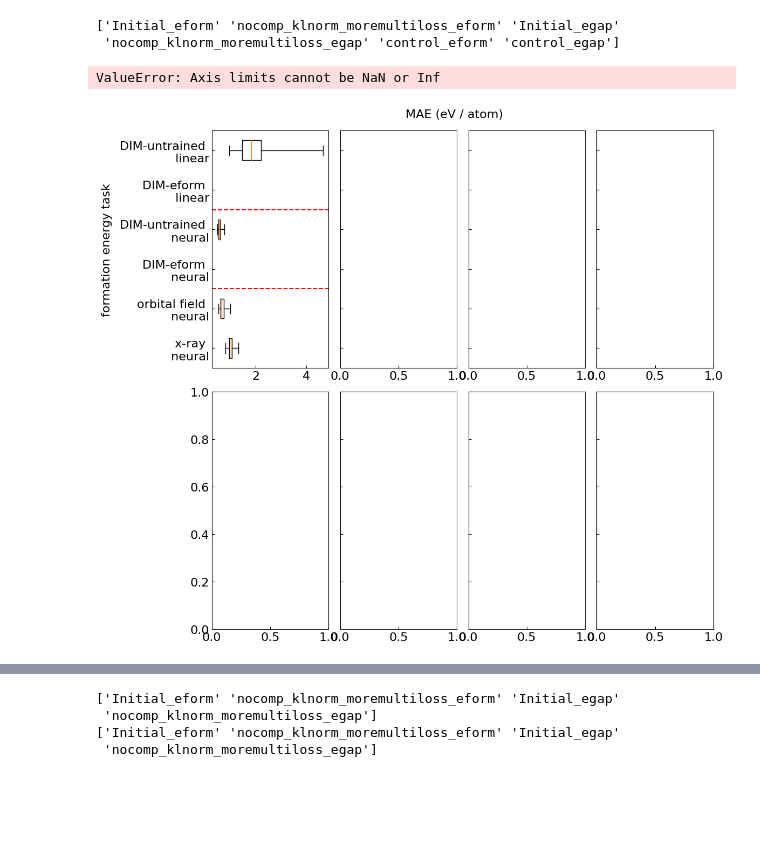
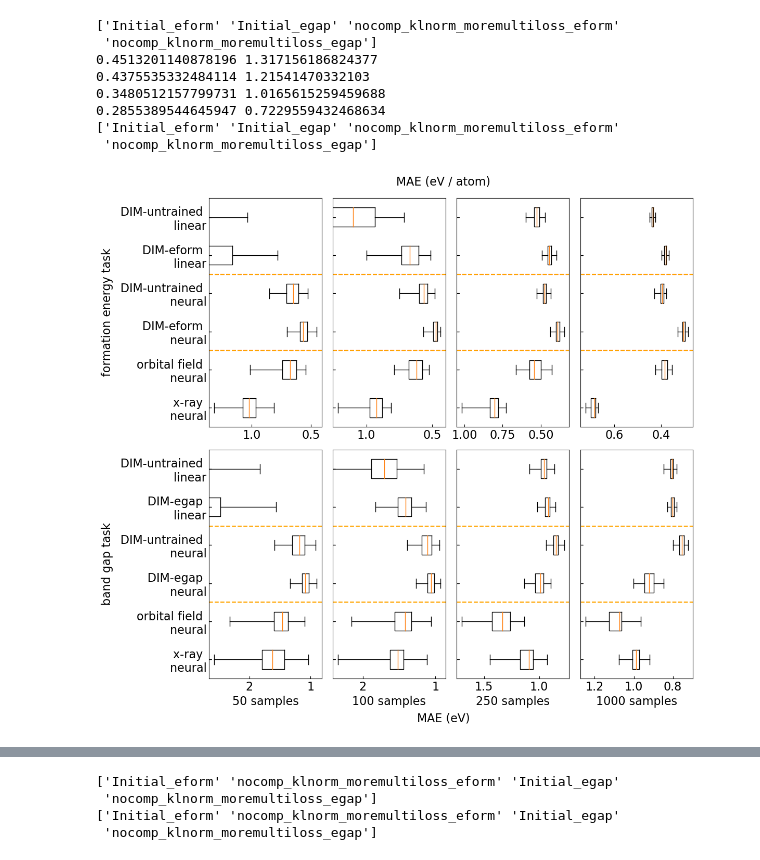
Before and after one commit to mm04926412/Site-Net, a Jupyter notebook: Downstream_MAEs_to_plots.ipynb, the cells around one changed output, grey strips where cells are left out. Cells and saved outputs as stored; diff of their text form; code cells hidden in the pictures; blank space fills up the shorter version.

Commit message:
updated plots

```diff
--- a/Downstream_MAEs_to_plots.ipynb
+++ b/Downstream_MAEs_to_plots.ipynb
@@ -125,7 +272,7 @@ ax[0][0].set_ylabel("formation energy task",labelpad=10)
 for limit,name,xlim in zip([50,100,250,1000],["eformorbital_replearn_10.png","eformorbital_replearn_50.png","eformorbital_replearn_100.png","eformorbital_replearn_250.png","eformorbital_replearn_1000.png","eformorbital_replearn_10000.png"],[[1.5,0.4],[1,0.4],[0.9,0.3],[0.8,0.28]]):
 
     vectors1 = RepMAE[(RepMAE["limit"] == limit) & (RepMAE["model"] == "Initial_eform")]
-    vectors2 = RepMAE[(RepMAE["limit"] == limit) & (RepMAE["model"] == "nonorm_eform")]
+    vectors2 = RepMAE[(RepMAE["limit"] == limit) & (RepMAE["model"] == "nocomp_klnorm_moremultiloss_eform")]
     vectors3 = eformorbitalMAE[(eformorbitalMAE["limit"] == limit) & (eformorbitalMAE["model"] == "eform_orbital")]
     vectors4 = eformjarvisMAE[(eformjarvisMAE["limit"] == limit) & (eformjarvisMAE["model"] == "eform_jarvis")]
     vectors5 = eformxrayMAE[(eformxrayMAE["limit"] == limit) & (eformxrayMAE["model"] == "eform_xray")]
@@ -157,35 +304,40 @@ print(RepMAE["model"].unique())
 fig.text(0.5, 0.04, "MAE (eV)", ha='center')
 
 ax_i = 0
 ax[1][0].set_ylabel("band gap task",labelpad=10)
 for limit,name,xlim  in zip([50,100,250,1000],["egaporbital_replearn_10.png","egaporbital_replearn_50.png","egaporbital_replearn_100.png","egaporbital_replearn_250.png","egaporbital_replearn_1000.png","egaporbital_replearn_10000.png"],[[3.2,0.7],[2.5,0.8],[1.6,0.7],[1.3,0.7]]):
 
     vectors1 = RepMAE[(RepMAE["limit"] == limit) & (RepMAE["model"] == "Initial_egap")]
-    vectors2 = RepMAE[(RepMAE["limit"] == limit) & (RepMAE["model"] == "nonorm_egap")]
+    vectors2 = RepMAE[(RepMAE["limit"] == limit) & (RepMAE["model"] == "nocomp_klnorm_moremultiloss_egap")]
     vectors3 = egaporbitalMAE[(eformorbitalMAE["limit"] == limit) & (egaporbitalMAE["model"] == "egap_orbital")]
     vectors4 = egapjarvisMAE[(eformjarvisMAE["limit"] == limit) & (egapjarvisMAE["model"] == "egap_jarvis")]
     vectors5 = egapxrayMAE[(eformxrayMAE["limit"] == limit) & (egapxrayMAE["model"] == "egap_xray")]
 
     xmin = np.min(np.array([np.min(vectors1["nn_MAE"]),np.min(vectors2["nn_MAE"]),np.min(vectors3["nn_MAE"]),np.min(vectors5["nn_MAE"])]))
     xmax = np.max(np.array([np.max(vectors1["nn_MAE"]),np.max(vectors2["nn_MAE"]),np.max(vectors3["nn_MAE"]),np.max(vectors5["nn_MAE"])]))
     xbuffer = (xmax-xmin)*0.05
 
     if ax_i == 0:
         ax[1][ax_i].boxplot([vectors1["lin_MAE"],vectors2["lin_MAE"],vectors1["nn_MAE"],vectors2["nn_MAE"],vectors3["nn_MAE"],vectors5["nn_MAE"]],labels=["DIM-untrained \n linear","DIM-egap \n linear","DIM-untrained \n neural","DIM-egap \n neural","orbital field \n neural","x-ray \n neural"],widths=0.5,vert=False,whis=100000000)
     else:
         ax[1][ax_i].boxplot([vectors1["lin_MAE"],vectors2["lin_MAE"],vectors1["nn_MAE"],vectors2["nn_MAE"],vectors3["nn_MAE"],vectors5["nn_MAE"]],labels=["","","","","",""],widths=0.5,vert=False,whis=100000000)
     [ax[0][ax_i].axhline(y, color = 'orange', linestyle='--') for y in [2.5,4.5]]
     [ax[1][ax_i].axhline(y, color = 'orange', linestyle='--') for y in [2.5,4.5]]
     ax[1][ax_i].set_ylim(6.5,0.5)
     ax[1][ax_i].set_xlim(xmax+xbuffer,xmin-xbuffer)
     ax[1][ax_i].set_xlabel(str(limit) + " samples")
 
     ax_i += 1
 
     fig.savefig("figure_representation.png",bbox_inches="tight")
     fig.show()
 # %% [output]
-['Initial_eform' 'nocomp_klnorm_moremultiloss_eform' 'Initial_egap'
- 'nocomp_klnorm_moremultiloss_egap' 'control_eform' 'control_egap']
+['Initial_eform' 'Initial_egap' 'nocomp_klnorm_moremultiloss_eform'
+ 'nocomp_klnorm_moremultiloss_egap']
+0.4513201140878196 1.317156186824377
+0.4375535332484114 1.21541470332103
+0.3480512157799731 1.0165615259459688
+0.2855389544645947 0.7229559432468634
+['Initial_eform' 'Initial_egap' 'nocomp_klnorm_moremultiloss_eform'
+ 'nocomp_klnorm_moremultiloss_egap']
-ValueError: Axis limits cannot be NaN or Inf
-[figure, old version]
+[figure, new version]
```
Also changed, not shown: parts of 4 cells of this notebook, 3 other files.
